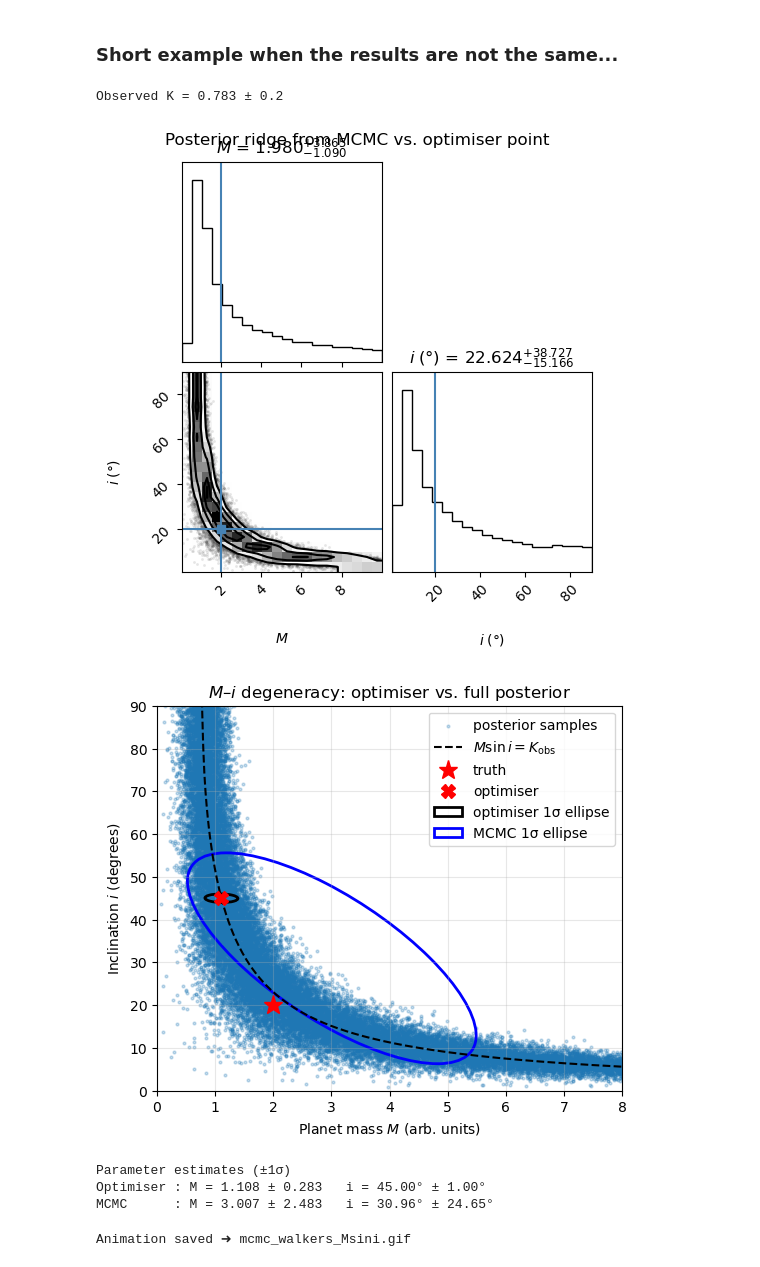
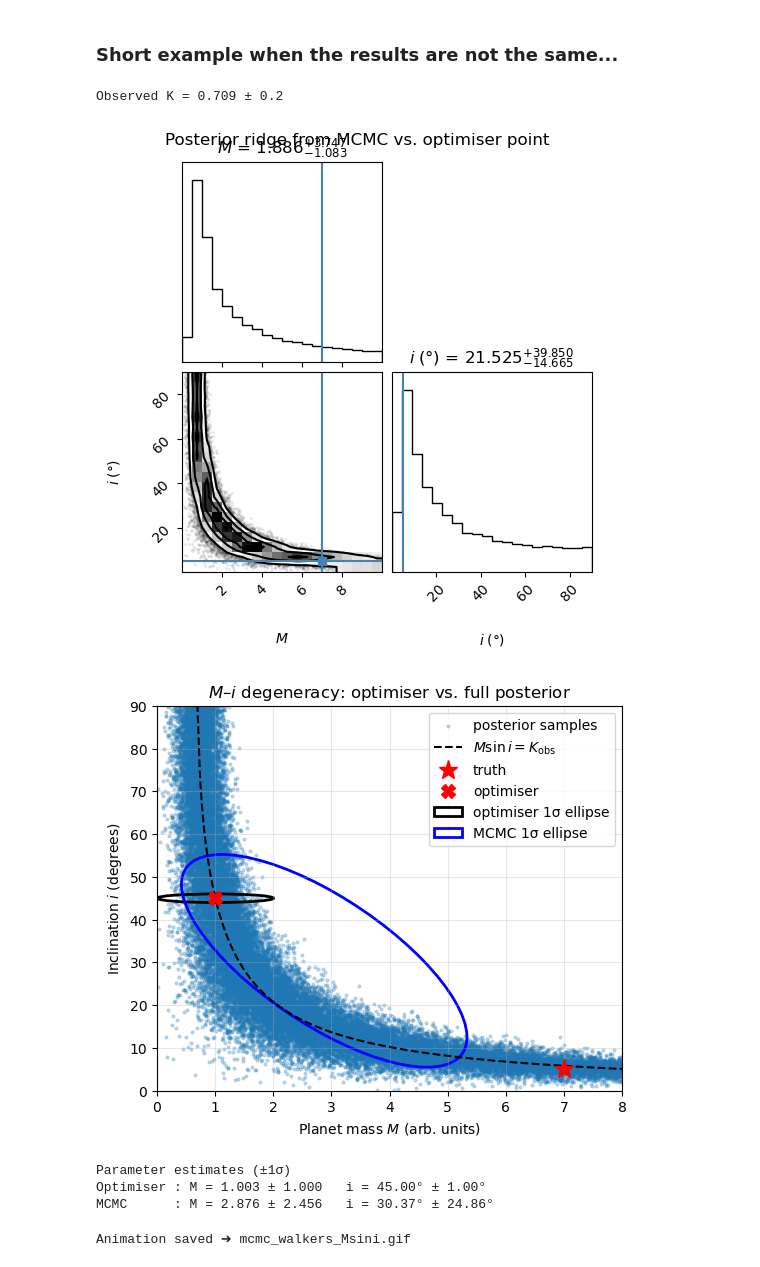
Before and after one commit to RozanskiT/gasp_skillshare, a Jupyter notebook: sampling_vs_optimizing.ipynb, the cells around one changed output. Saved outputs shown, nothing was run; the diff lists cells and outputs as text; code cells hidden in the pictures.

```diff
--- a/sampling_vs_optimizing.ipynb
+++ b/sampling_vs_optimizing.ipynb
@@ -442,8 +442,8 @@ np.random.seed(42)
 # ----------------------------------------------------------------
 # 1.  Truth + synthetic data
 # ----------------------------------------------------------------
-M_true  = 2.0            # “Jupiter masses” (arbitrary units)
-i_true  = 20.0           # degrees
+M_true  = 7.0            # “Jupiter masses” (arbitrary units)
+i_true  = 5.0           # degrees
 sigma_K = 0.2            # observational error on K
 K_obs   = M_true * np.sin(np.deg2rad(i_true)) + np.random.normal(0, sigma_K)
 
@@ -526,39 +526,39 @@ ax.plot(M_true, i_true, "r*", ms=14, label="truth")
 ax.plot(M_opt , i_opt , "rX", ms=10, label="optimiser")
 
 # ellipses
 ax.add_patch(ellipse_from_cov((M_opt, i_opt), cov_opt,
                               edgecolor="black", facecolor="none", lw=2,
                               label="optimiser 1σ ellipse"))
 ax.add_patch(ellipse_from_cov(mu_mc, cov_mc,
                               edgecolor="blue", facecolor="none", lw=2,
                               label="MCMC 1σ ellipse"))
 
 # cosmetics
 ax.set_xlim(0, 8.0); ax.set_ylim(0, 90)
 ax.set_xlabel(r"Planet mass $M$ (arb. units)")
 ax.set_ylabel(r"Inclination $i$ (degrees)")
 ax.set_title(r"$M$–$i$ degeneracy: optimiser vs. full posterior")
 ax.legend(loc="upper right"); ax.grid(alpha=0.3)
 plt.show()
 
 # ----------------------------------------------------------------
 # 8.  Numeric summaries
 # ----------------------------------------------------------------
 def summary(name, mu, cov):
     err = np.sqrt(np.diag(cov))
     print(f"{name:10s}: M = {mu[0]:.3f} ± {err[0]:.3f}   "
           f"i = {mu[1]:.2f}° ± {err[1]:.2f}°")
 
 print("\nParameter estimates (±1σ)")
 summary("Optimiser", np.array([M_opt, i_opt]), cov_opt)
 summary("MCMC",      mu_mc,                     cov_mc)
 # %% [output]
-Observed K = 0.783 ± 0.2
+Observed K = 0.709 ± 0.2
-[figure, old version]
+[figure, new version]
-[figure, old version]
+[figure, new version]
 Parameter estimates (±1σ)
-Optimiser : M = 1.108 ± 0.283   i = 45.00° ± 1.00°
-MCMC      : M = 3.007 ± 2.483   i = 30.96° ± 24.65°
+Optimiser : M = 1.003 ± 1.000   i = 45.00° ± 1.00°
+MCMC      : M = 2.876 ± 2.456   i = 30.37° ± 24.86°
 # %%
 # --- Animation of the MCMC walkers --------------------------------------------
 import matplotlib.animation as animation
```
Also changed, not shown: 1 other file.
